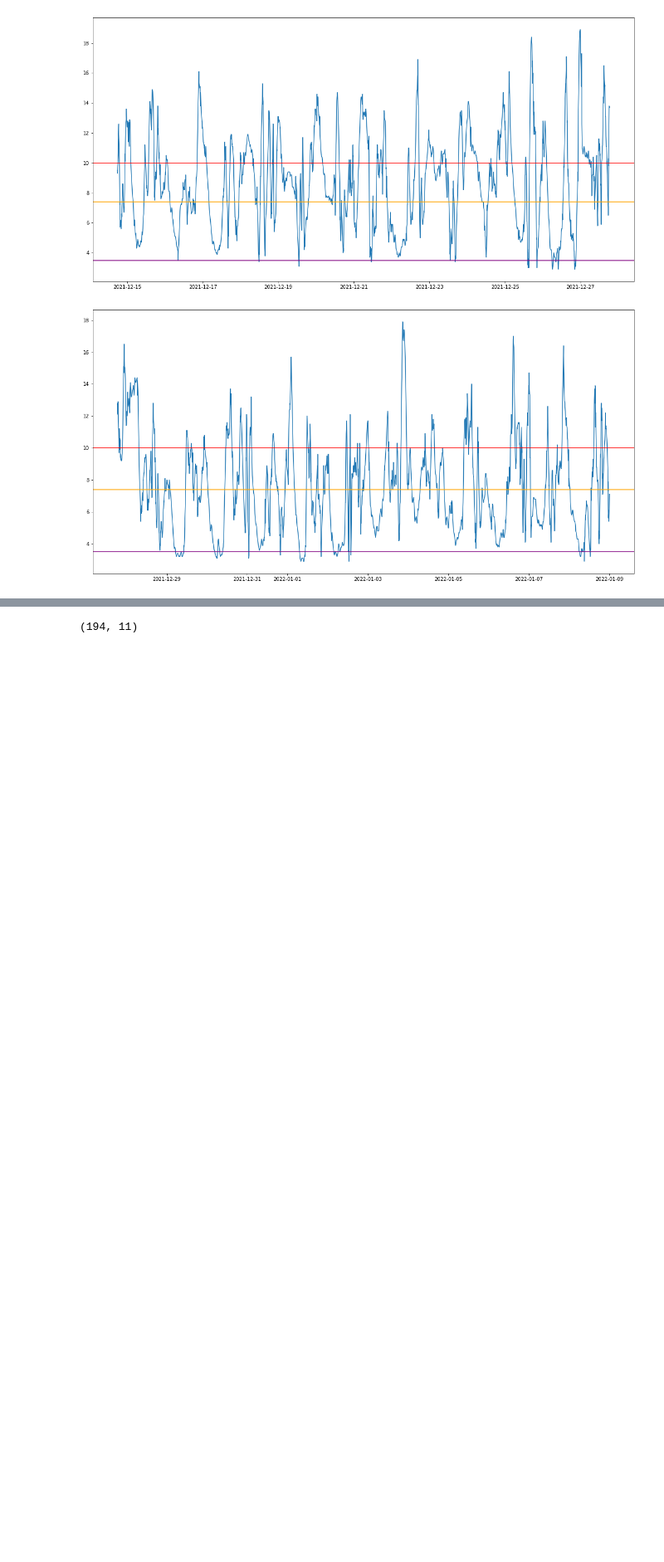
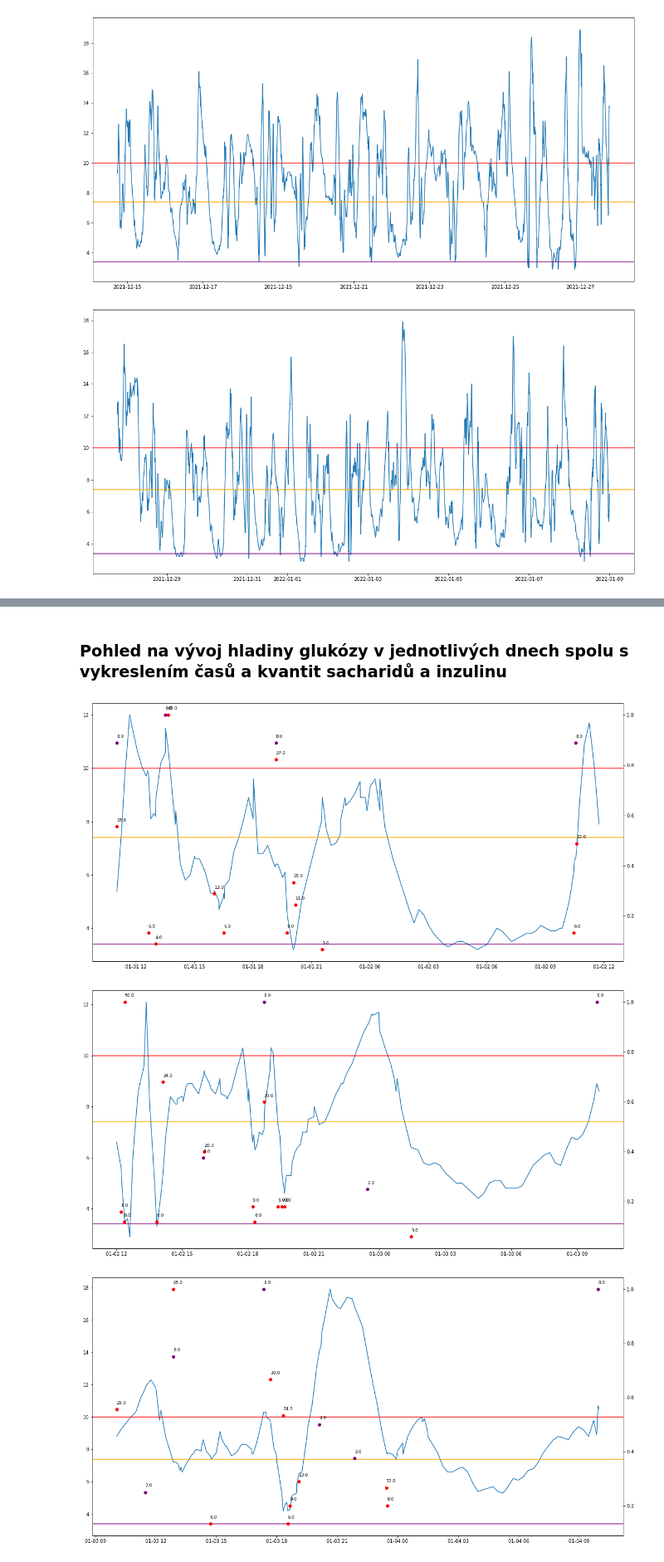
Before and after one commit to MrBlueHere/Blood-Glucose-Prediction, a Jupyter notebook: initial_visualisations.ipynb, the cells around one changed output, grey strips where cells are left out. Shown at 83% size. Drawn from its saved outputs; the diff is of its cells as text; code cells hidden in the pictures; blank space fills up the shorter version.

Commit message:
Add daily charts with insuling and carbs labels

```diff
--- a/initial_visualisations.ipynb
+++ b/initial_visualisations.ipynb
@@ -104,6 +108,11 @@ duration = df["Time"].iloc[-1] - df["Time"].iloc[0]
 chunks = duration.days % 7
 # We're dropping records for insulin and carbohydrates (we're only plotting glucose)
 weekly_df = np.array_split(df.dropna(subset=["Glucose", "Time"]), chunks)
+# %%
+def plot_boundries(low=3.4, medium=7.4, high=10):
+    plt.axhline(y = low, color = 'purple', linestyle = '-')
+    plt.axhline(y = medium, color = 'orange', linestyle = '-')
+    plt.axhline(y = high, color = 'r', linestyle = '-')
 # %%
 for chunk_df in weekly_df:
     plt.figure(figsize=(20, 10))
@@ -146,4 +127,46 @@ carbs_df = df.dropna(subset=["Carbohydrates (grams)"])
-# %%
-rapid_insulin_df.shape
-# %% [output]
-(194, 11)
+# %% [markdown]
+### Pohled na vývoj hladiny glukózy v jednotlivých dnech spolu s vykreslením časů a kvantit sacharidů a inzulinu
+# %%
+def get_daily_charts(df, start_day=2, duration_days=5):
+    # Fix later (copy being done somewhere)
+    pd.options.mode.chained_assignment = None
+
+    daily_df_list = np.array_split(df, int(duration.days))
+    # For each day do a plot
+    for day_df in daily_df_list[start_day:start_day + duration_days]:
+        fig = plt.figure(figsize=(20, 10))
+        ax = fig.add_subplot()
+
+        glucose_data = day_df.dropna(subset=["Glucose", "Time"])
+        ax.plot(glucose_data["Time"], glucose_data["Glucose"])
+
+        plot_boundries()
+
+        rapid_insulin = day_df.dropna(subset=["Rapid-Acting Insulin (units)"])
+        carbs = day_df.dropna(subset=["Carbohydrates (grams)"])
+
+        # Normalize data to better plot to a standardized scale
+        carbs_max = carbs["Carbohydrates (grams)"].abs().max()
+        carbs["carbs_normalized"] = carbs.apply(lambda row: row["Carbohydrates (grams)"] / carbs_max, axis=1)
+        ins_max = rapid_insulin["Rapid-Acting Insulin (units)"].abs().max()
+        rapid_insulin["rapid_insulin_normalized"] = rapid_insulin.apply(lambda row: row["Rapid-Acting Insulin (units)"] / ins_max, axis=1)
+
+        ax2 = ax.twinx()
+        ax2.scatter(carbs["Time"], carbs["carbs_normalized"], color="red")
+        # Set carbohydrates labels to the real (not-normalized) amount of grams consumed
+        for idx, row in carbs.iterrows():
+            ax2.text(row["Time"], row["carbs_normalized"]+0.02, row["Carbohydrates (grams)"], fontsize=9)
+
+        # The same for insulin
+        ax2.scatter(rapid_insulin["Time"], rapid_insulin["rapid_insulin_normalized"], color="purple")
+        # Set carbohydrates labels to the real (not-normalized) amount of grams consumed
+        for idx, row in rapid_insulin.iterrows():
+            ax2.text(row["Time"], row["rapid_insulin_normalized"]+0.02, row["Rapid-Acting Insulin (units)"], fontsize=9)
+
+        plt.show()
+# %%
+get_daily_charts(df, 30, 5)
+# %% [output]
+[figure, added]
+[figure, added]
+[figure, added]
```
Also changed, not shown: parts of 9 cells of this notebook.
